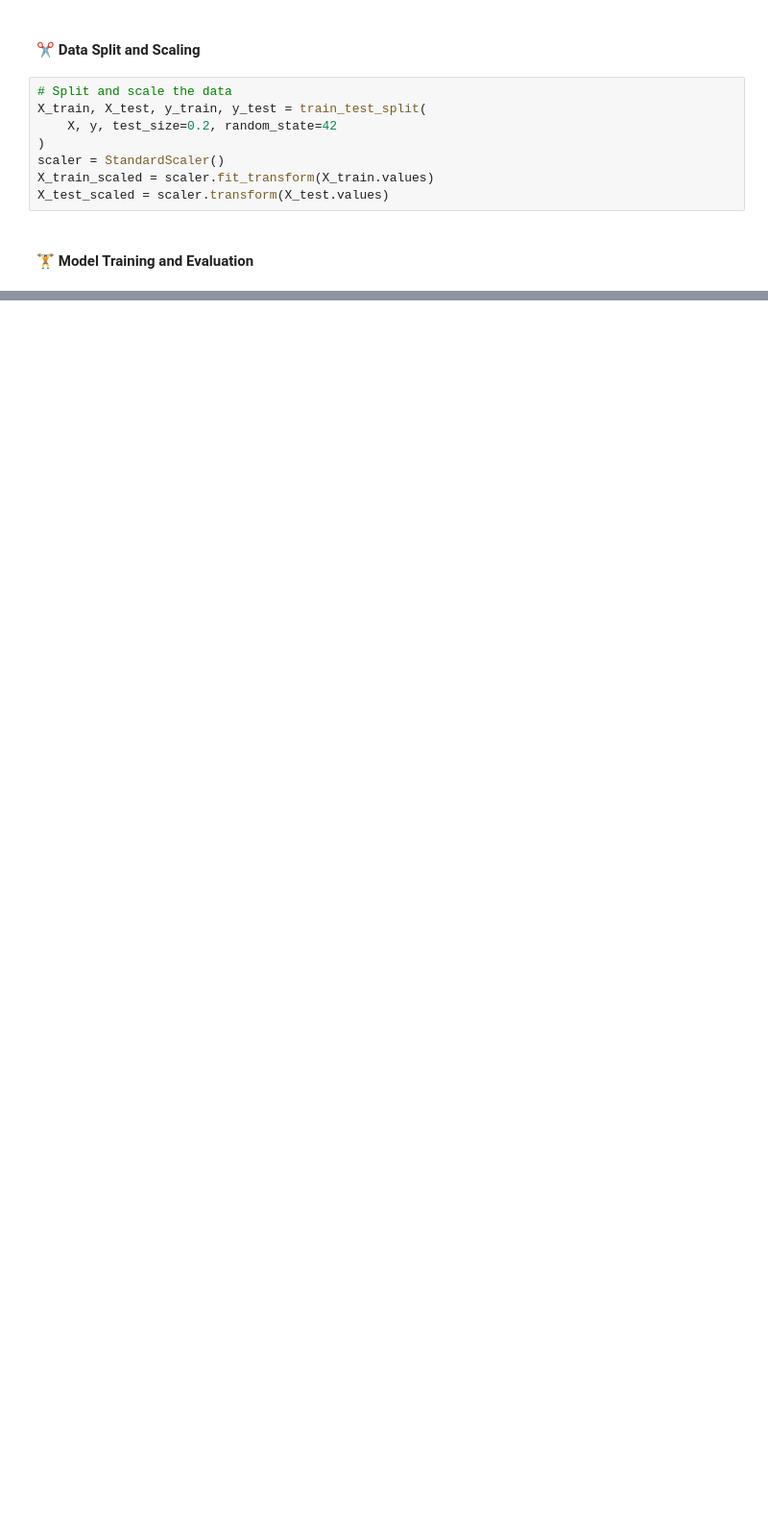
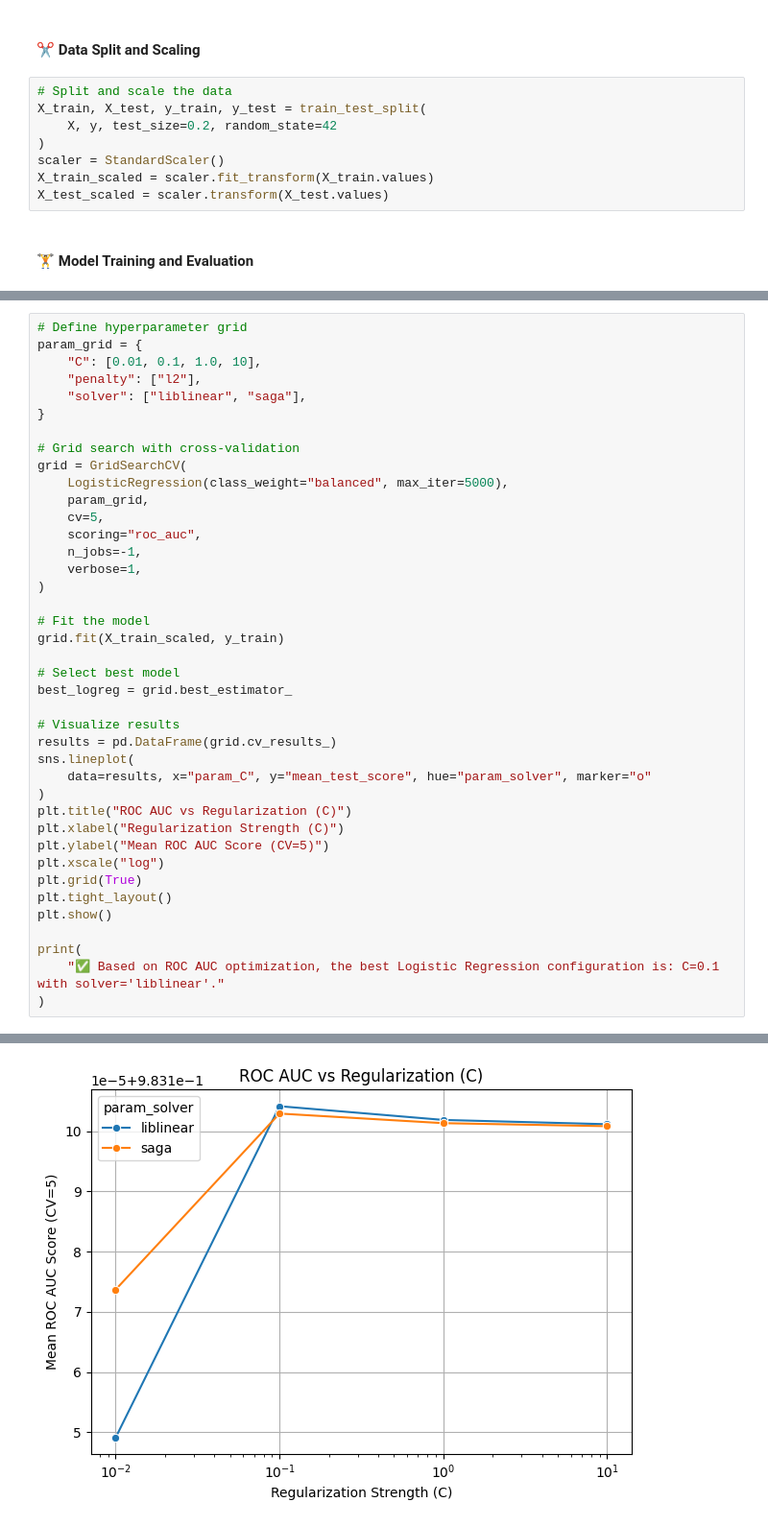
Before and after one commit to Anto-dev360/SensorGuard, a Jupyter notebook: notebooks/modeling_failure_prediction.ipynb, the cells around one changed output, grey strips where cells are left out. Shown: that part at 96% size. Saved outputs shown, nothing was run; the diff lists cells and outputs as text; blank space fills up the shorter version.

```diff
--- a/notebooks/modeling_failure_prediction.ipynb
+++ b/notebooks/modeling_failure_prediction.ipynb
@@ -335,0 +460,41 @@ print(f"✅ Predictions with threshold 0.6:\n{y_pred}")
+# %%
+# Define hyperparameter grid
+param_grid = {
+    "C": [0.01, 0.1, 1.0, 10],
+    "penalty": ["l2"],
+    "solver": ["liblinear", "saga"],
+}
+
+# Grid search with cross-validation
+grid = GridSearchCV(
+    LogisticRegression(class_weight="balanced", max_iter=5000),
+    param_grid,
+    cv=5,
+    scoring="roc_auc",
+    n_jobs=-1,
+    verbose=1,
+)
+
+# Fit the model
+grid.fit(X_train_scaled, y_train)
+
+# Select best model
+best_logreg = grid.best_estimator_
+
+# Visualize results
+results = pd.DataFrame(grid.cv_results_)
+sns.lineplot(
+    data=results, x="param_C", y="mean_test_score", hue="param_solver", marker="o"
+)
+plt.title("ROC AUC vs Regularization (C)")
+plt.xlabel("Regularization Strength (C)")
+plt.ylabel("Mean ROC AUC Score (CV=5)")
+plt.xscale("log")
+plt.grid(True)
+plt.tight_layout()
+plt.show()
+
+print(
+    "✅ Based on ROC AUC optimization, the best Logistic Regression configuration is: C=0.1 with solver='liblinear'."
+)
+# %% [output]
@@ -335,0 +502 @@ print(f"✅ Predictions with threshold 0.6:\n{y_pred}")
+[figure, added]
```
Also changed, not shown: parts of 17 cells of this notebook, 11 other files.
